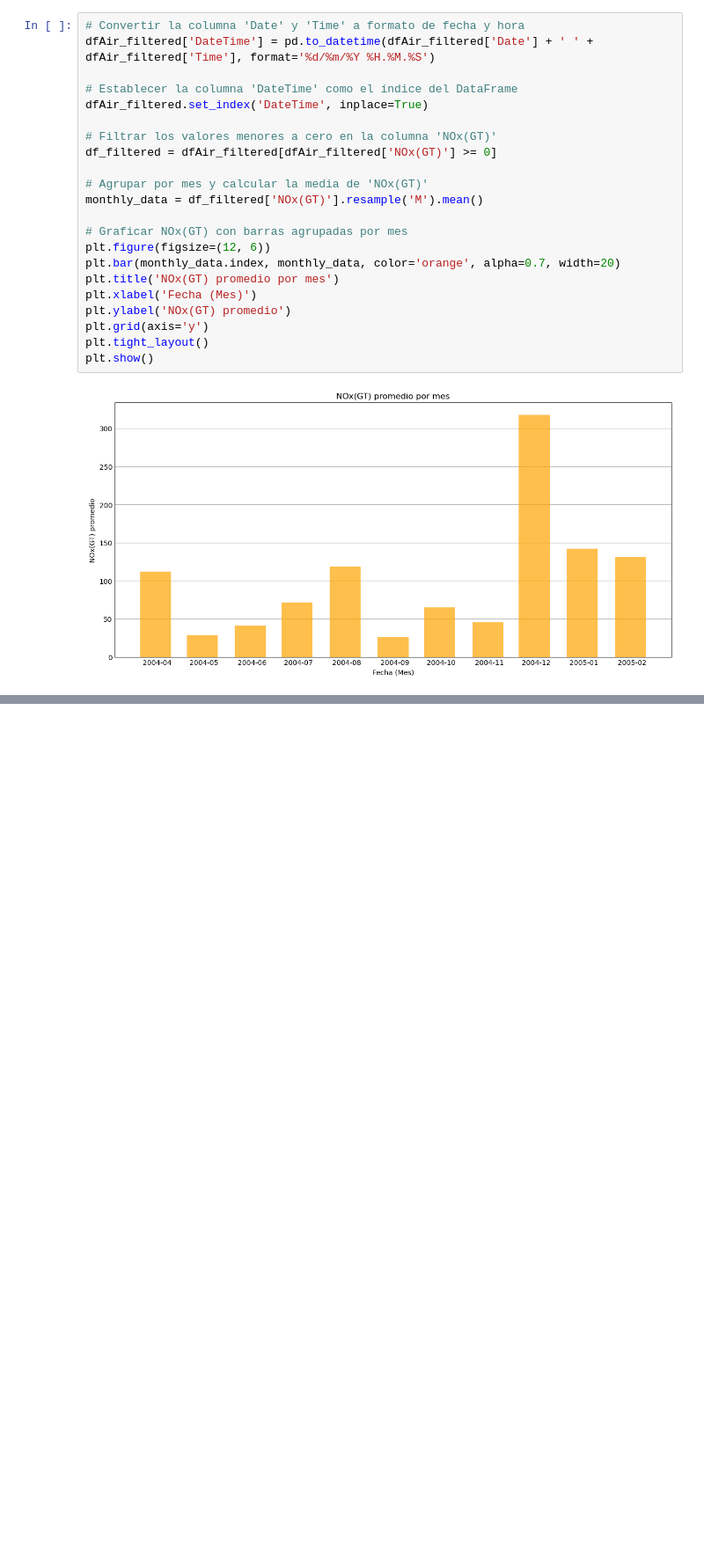
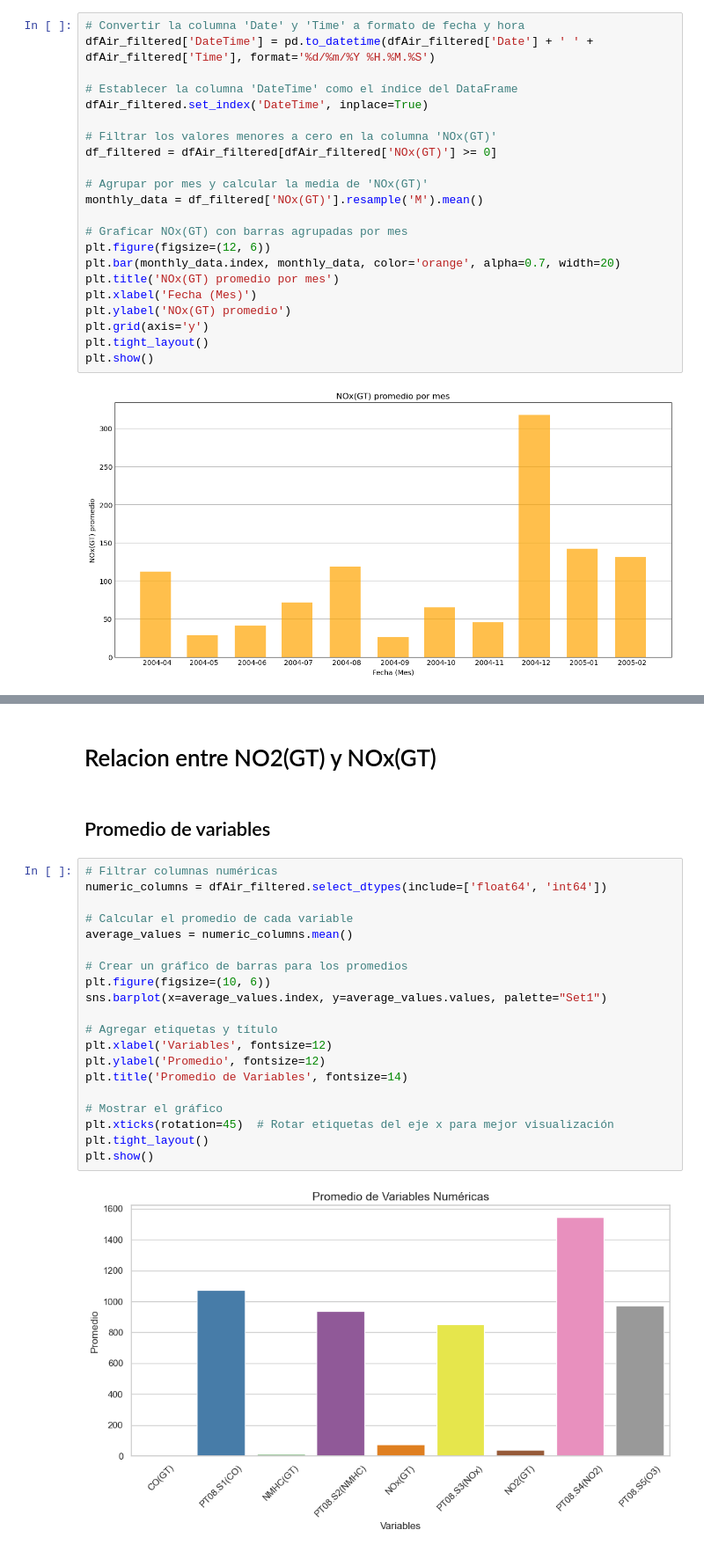
Before and after one commit to geko96/DataScience, a Jupyter notebook: Segunda Entrega.ipynb, the cells around one changed output, grey strips where cells are left out. Shown at 88% size. Saved outputs shown, nothing was run; the diff lists cells and outputs as text; blank space fills up the shorter version.

Commit message:
segunda entrega

```diff
--- a/Segunda Entrega.ipynb
+++ b/Segunda Entrega.ipynb
@@ -185,0 +212,26 @@ plt.show()
+# %% [markdown]
+# Relacion entre NO2(GT) y NOx(GT)
+# %% [markdown]
+## Promedio de variables
+# %%
+# Filtrar columnas numéricas
+numeric_columns = dfAir_filtered.select_dtypes(include=['float64', 'int64'])
+
+# Calcular el promedio de cada variable
+average_values = numeric_columns.mean()
+
+# Crear un gráfico de barras para los promedios
+plt.figure(figsize=(10, 6))
+sns.barplot(x=average_values.index, y=average_values.values, palette="Set1")
+
+# Agregar etiquetas y título
+plt.xlabel('Variables', fontsize=12)
+plt.ylabel('Promedio', fontsize=12)
+plt.title('Promedio de Variables', fontsize=14)
+
+# Mostrar el gráfico
+plt.xticks(rotation=45)  # Rotar etiquetas del eje x para mejor visualización
+plt.tight_layout()
+plt.show()
+# %% [output]
+[figure, added]
```
Also changed, not shown: parts of 2 cells of this notebook.
